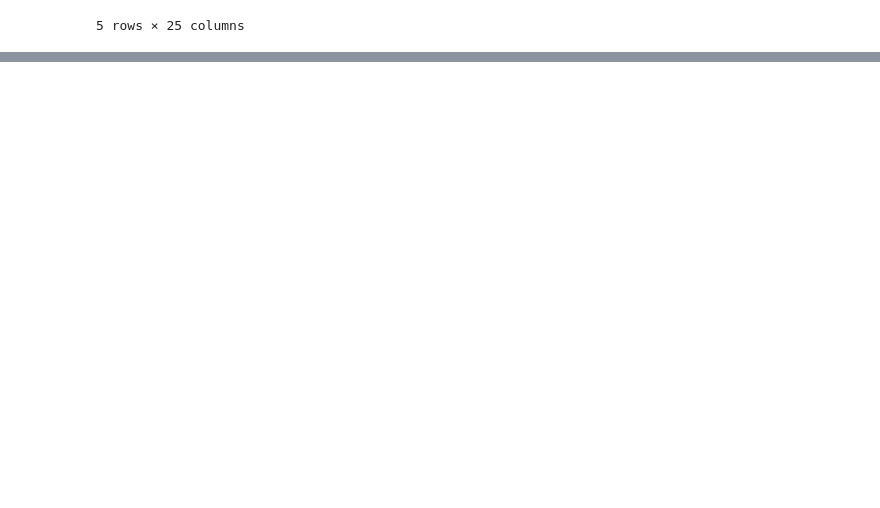
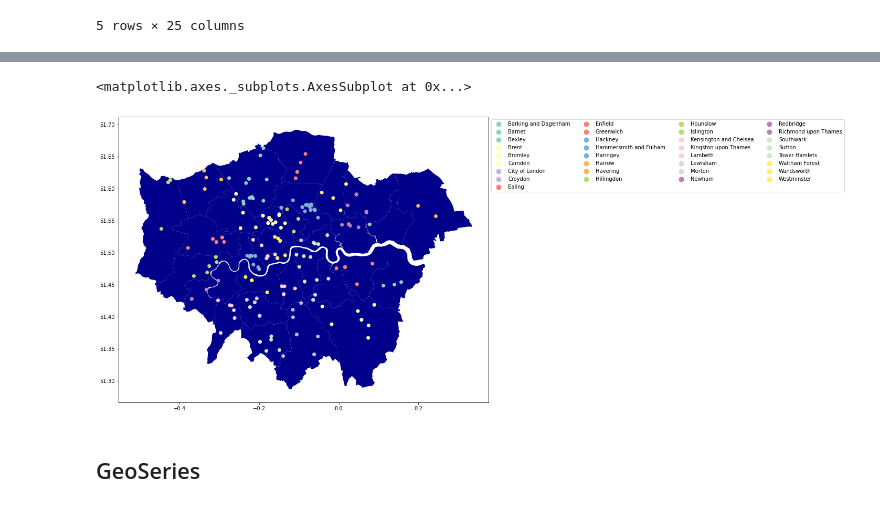
Before and after one commit to ttcielott/geospatial_visualization_london_property, a Jupyter notebook: London_Property_Market_Trend.ipynb, the cells around one changed output, grey strips where cells are left out. Cells and saved outputs as stored; diff of their text form; code cells hidden in the pictures; blank space fills up the shorter version.

```diff
--- a/London_Property_Market_Trend.ipynb
+++ b/London_Property_Market_Trend.ipynb
@@ -324,0 +359,11 @@ schools_geo[school_geo['GENDER'] == 'Girls'].plot(column = 'LA_NAME',
+# %%
+# plot girls school located within London Boroughs
+ax = gpd_df_W.plot(color = 'darkblue', figsize = (20, 10))
+schools_london_b[schools_london_b.GENDER == 'Girls'].plot(ax = ax, column = 'LA_NAME',
+                                                          cmap = 'Set3', legend = True,
+                                                          legend_kwds = {'bbox_to_anchor': (1, 1), 'ncol': 4})
+# %% [output]
+<matplotlib.axes._subplots.AxesSubplot at 0x...>
+[figure, added]
+# %% [markdown]
+## GeoSeries
```
Also changed, not shown: parts of 70 cells of this notebook.
